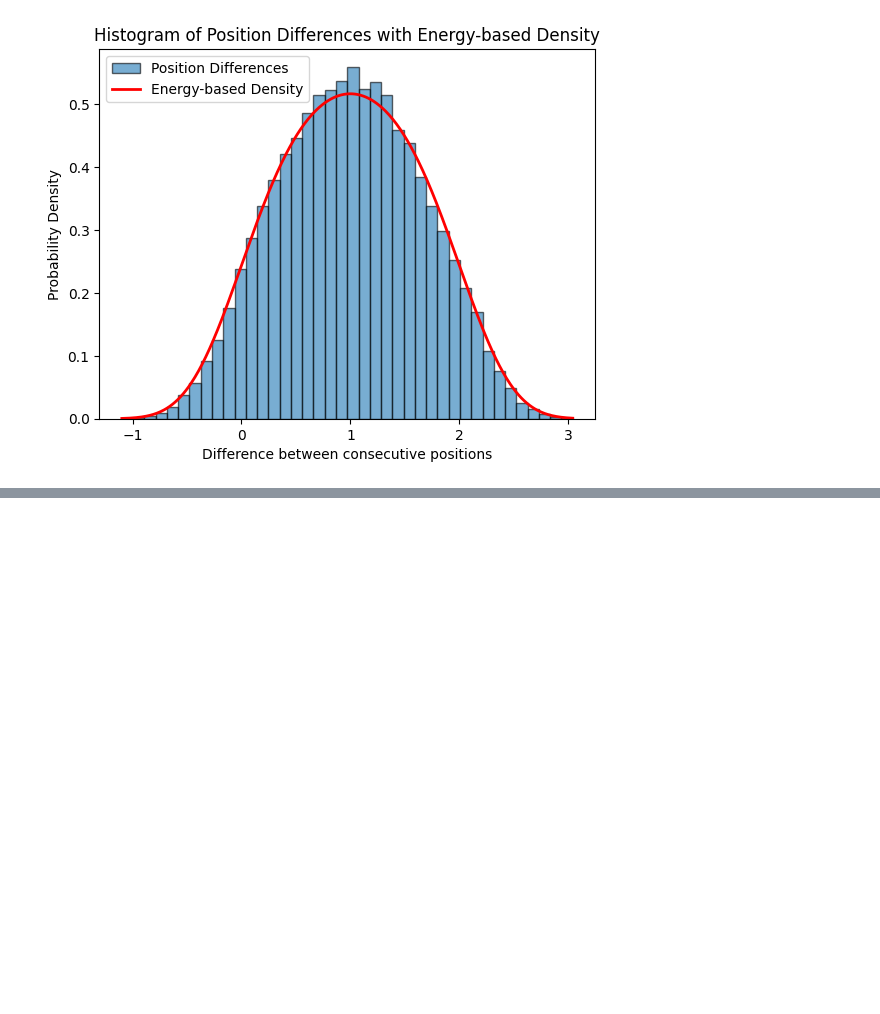
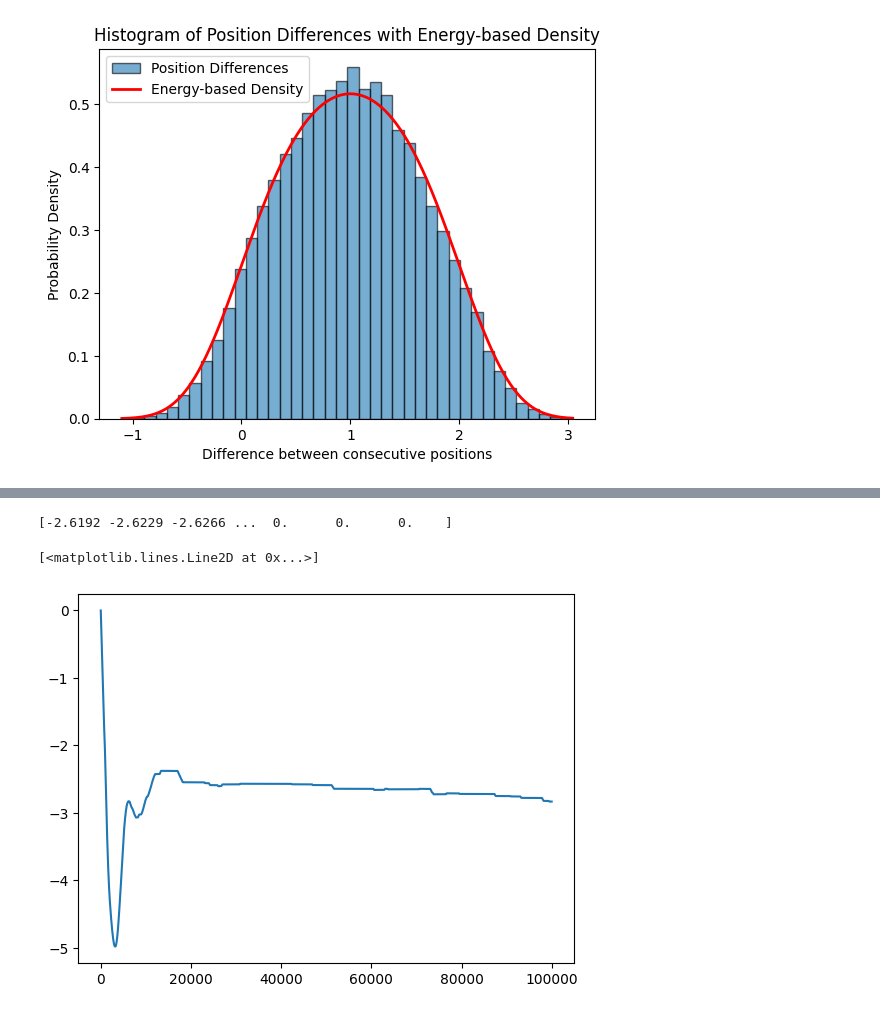
Before and after one commit to vdiflorio/1Dchain, a Jupyter notebook: hist.ipynb, the cells around one changed output, grey strips where cells are left out. Drawn from its saved outputs; the diff is of its cells as text; code cells hidden in the pictures; blank space fills up the shorter version.

```diff
--- a/hist.ipynb
+++ b/hist.ipynb
@@ -189,0 +193,12 @@ plt.show()
+# %%
+valore1[1000:][np.abs(valore1[1000:]) < 0.1] = 0
+
+print(valore1[1000:])
+# Compute the cumulative sum
+cumulative_sum = np.cumsum(valore1)
+
+plt.plot(cumulative_sum*0.001)
+# %% [output]
+[-2.6192 -2.6229 -2.6266 ...  0.      0.      0.    ]
+[<matplotlib.lines.Line2D at 0x...>]
+[figure, added]
```
Also changed, not shown: parts of 2 cells of this notebook.
